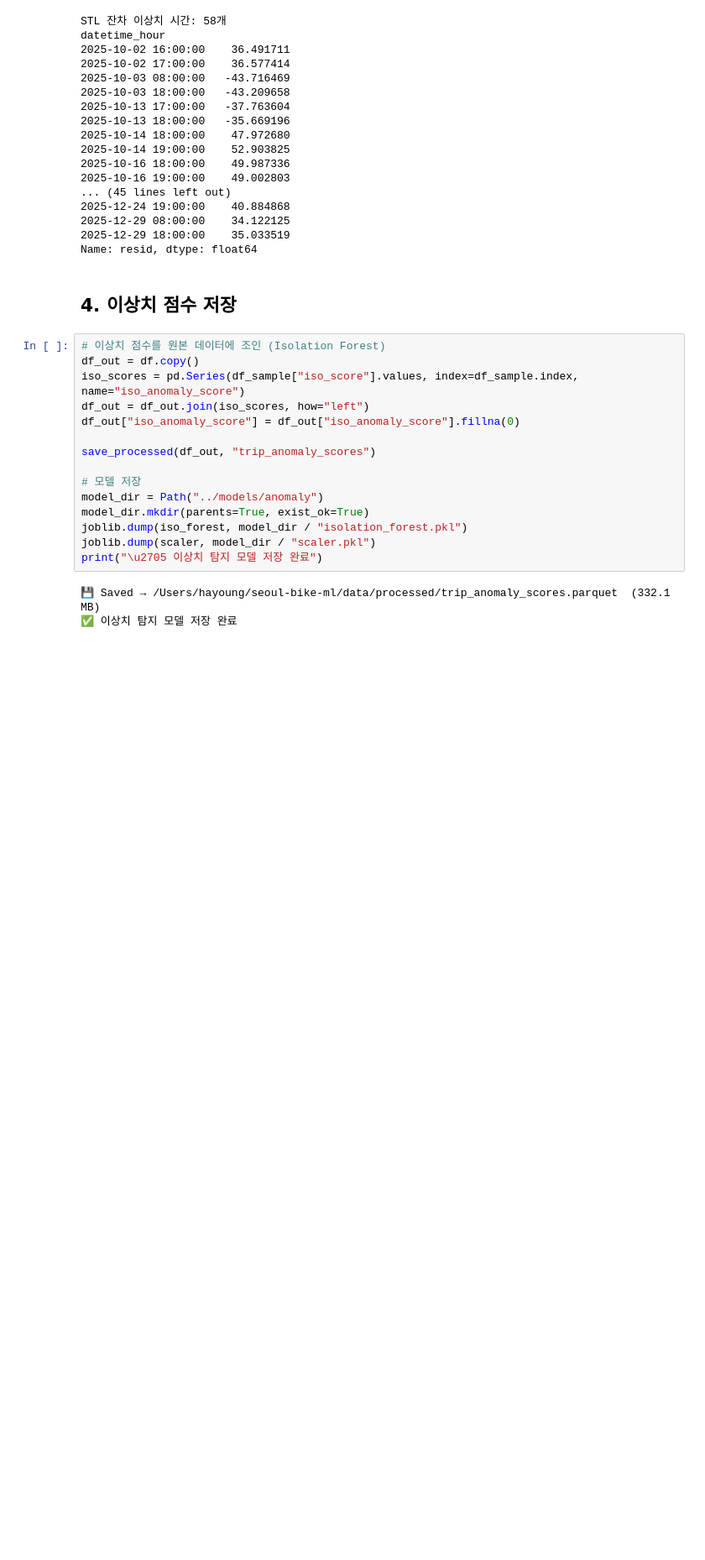
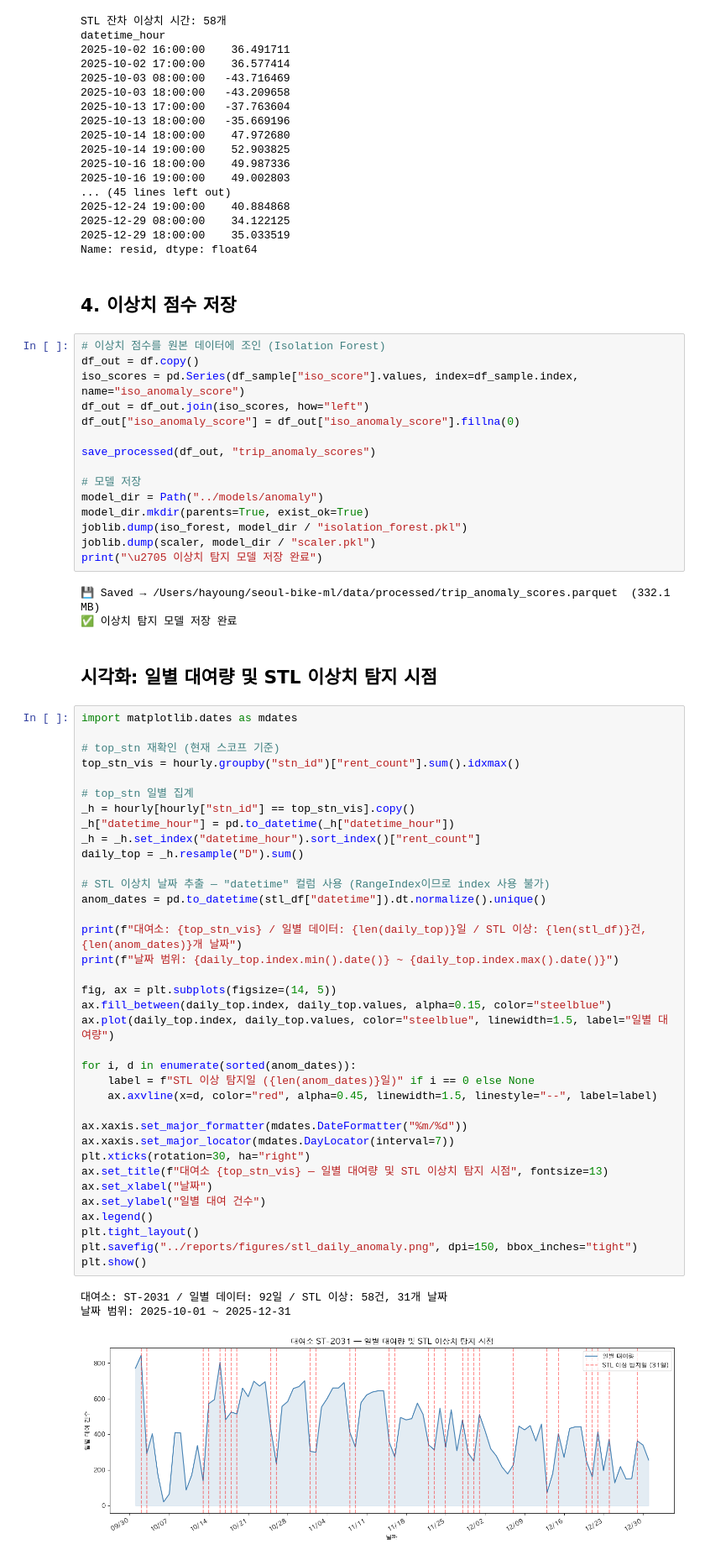
Before and after one commit to ClaraHayoungPark/seoul-bike-ml, a Jupyter notebook: notebooks/01_anomaly_detection.ipynb, the cells around one changed output. Shown at 84% size. Cells and saved outputs as stored; diff of their text form; blank space fills up the shorter version.

```diff
--- a/notebooks/01_anomaly_detection.ipynb
+++ b/notebooks/01_anomaly_detection.ipynb
@@ -867,3 +867,45 @@ print("\u2705 이상치 탐지 모델 저장 완료")
 # %% [output]
 💾 Saved → /Users/hayoung/seoul-bike-ml/data/processed/trip_anomaly_scores.parquet  (332.1 MB)
 ✅ 이상치 탐지 모델 저장 완료
+# %% [markdown]
+## 시각화: 일별 대여량 및 STL 이상치 탐지 시점
+# %%
+import matplotlib.dates as mdates
+
+# top_stn 재확인 (현재 스코프 기준)
+top_stn_vis = hourly.groupby("stn_id")["rent_count"].sum().idxmax()
+
+# top_stn 일별 집계
+_h = hourly[hourly["stn_id"] == top_stn_vis].copy()
+_h["datetime_hour"] = pd.to_datetime(_h["datetime_hour"])
+_h = _h.set_index("datetime_hour").sort_index()["rent_count"]
+daily_top = _h.resample("D").sum()
+
+# STL 이상치 날짜 추출 — "datetime" 컬럼 사용 (RangeIndex이므로 index 사용 불가)
+anom_dates = pd.to_datetime(stl_df["datetime"]).dt.normalize().unique()
+
+print(f"대여소: {top_stn_vis} / 일별 데이터: {len(daily_top)}일 / STL 이상: {len(stl_df)}건, {len(anom_dates)}개 날짜")
+print(f"날짜 범위: {daily_top.index.min().date()} ~ {daily_top.index.max().date()}")
+
+fig, ax = plt.subplots(figsize=(14, 5))
+ax.fill_between(daily_top.index, daily_top.values, alpha=0.15, color="steelblue")
+ax.plot(daily_top.index, daily_top.values, color="steelblue", linewidth=1.5, label="일별 대여량")
+
+for i, d in enumerate(sorted(anom_dates)):
+    label = f"STL 이상 탐지일 ({len(anom_dates)}일)" if i == 0 else None
+    ax.axvline(x=d, color="red", alpha=0.45, linewidth=1.5, linestyle="--", label=label)
+
+ax.xaxis.set_major_formatter(mdates.DateFormatter("%m/%d"))
+ax.xaxis.set_major_locator(mdates.DayLocator(interval=7))
+plt.xticks(rotation=30, ha="right")
+ax.set_title(f"대여소 {top_stn_vis} — 일별 대여량 및 STL 이상치 탐지 시점", fontsize=13)
+ax.set_xlabel("날짜")
+ax.set_ylabel("일별 대여 건수")
+ax.legend()
+plt.tight_layout()
+plt.savefig("../reports/figures/stl_daily_anomaly.png", dpi=150, bbox_inches="tight")
+plt.show()
+# %% [output]
+대여소: ST-2031 / 일별 데이터: 92일 / STL 이상: 58건, 31개 날짜
+날짜 범위: 2025-10-01 ~ 2025-12-31
+[figure, added]
```
Also changed, not shown: 4 other files.
